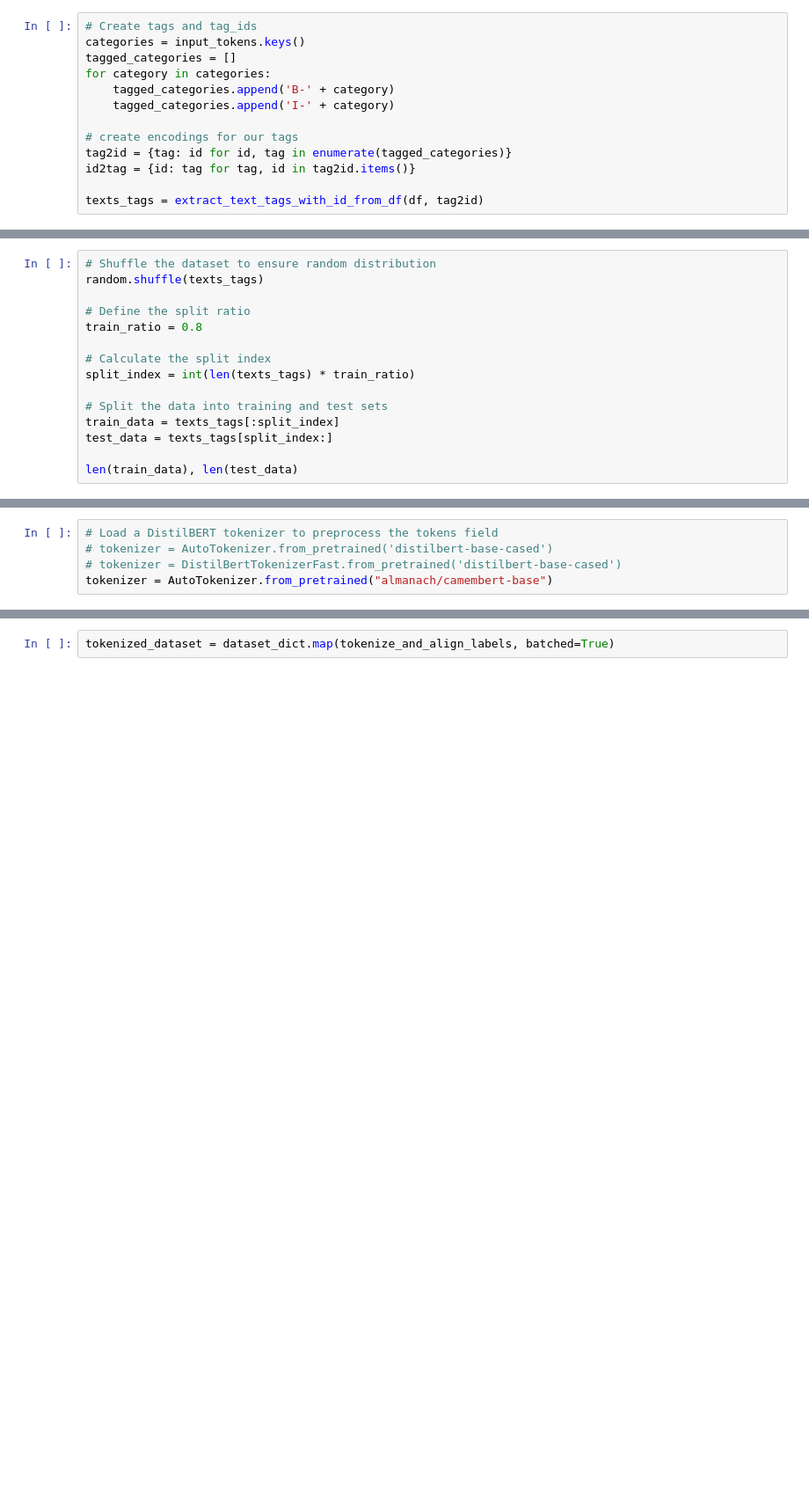
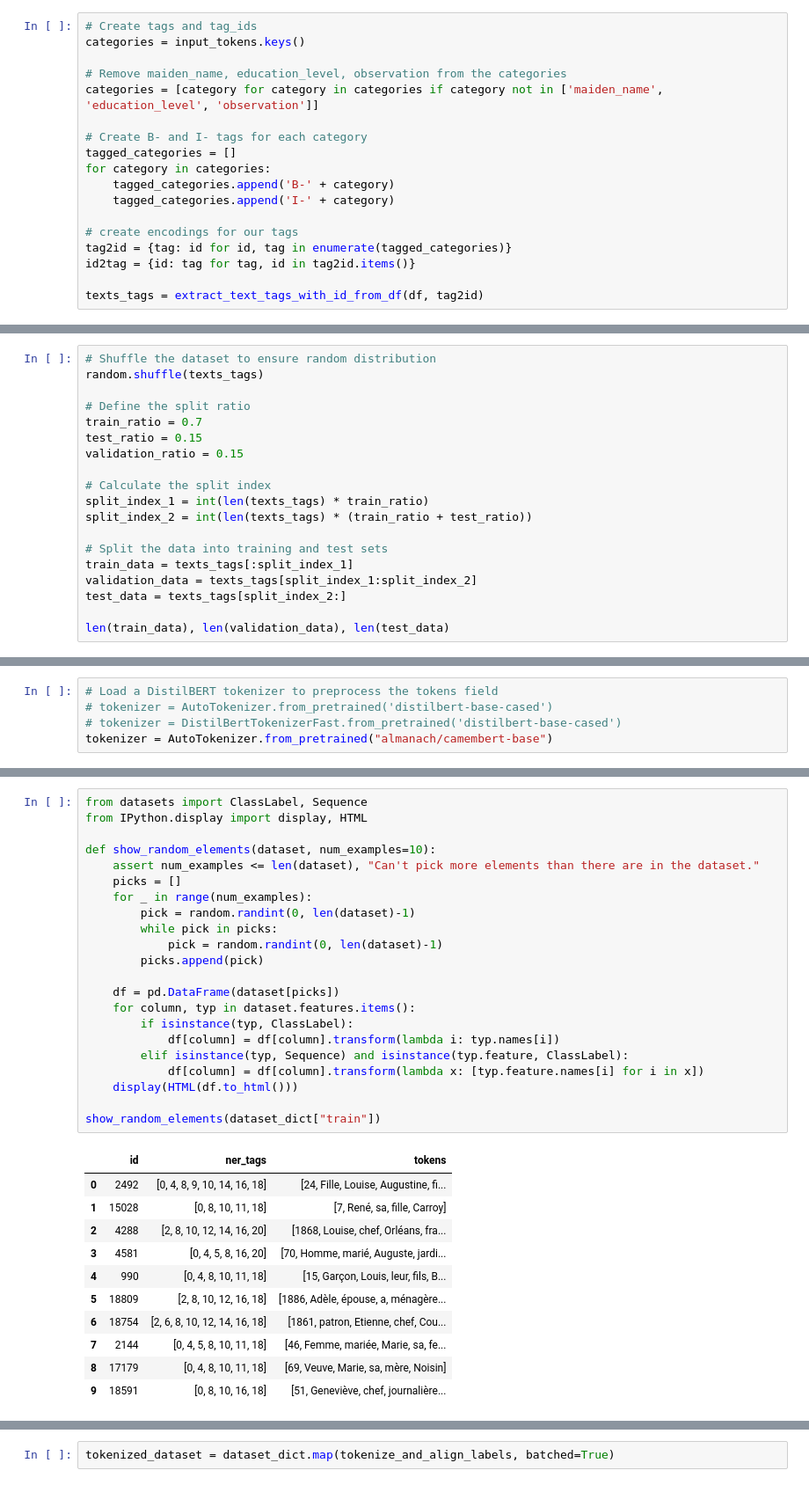
Before and after one commit to adlemoreau/nlp-archives-project, a Jupyter notebook: src/stat_des.ipynb, the cells around one changed output, grey strips where cells are left out. Shown: that part at 88% size. Cells and saved outputs as stored; diff of their text form; blank space fills up the shorter version.

```diff
--- a/src/stat_des.ipynb
+++ b/src/stat_des.ipynb
@@ -320,6 +340,11 @@ The letter that prefixes each ner_tag indicates the token position of the entity
 # %%
 # Create tags and tag_ids
 categories = input_tokens.keys()
+
+# Remove maiden_name, education_level, observation from the categories
+categories = [category for category in categories if category not in ['maiden_name', 'education_level', 'observation']]
+
+# Create B- and I- tags for each category
 tagged_categories = []
 for category in categories:
     tagged_categories.append('B-' + category)
@@ -353,14 +372,18 @@ texts_tags[0:3]
 random.shuffle(texts_tags)
 
 # Define the split ratio
-train_ratio = 0.8
+train_ratio = 0.7
+test_ratio = 0.15
+validation_ratio = 0.15
 
 # Calculate the split index
-split_index = int(len(texts_tags) * train_ratio)
+split_index_1 = int(len(texts_tags) * train_ratio)
+split_index_2 = int(len(texts_tags) * (train_ratio + test_ratio))
 
 # Split the data into training and test sets
-train_data = texts_tags[:split_index]
-test_data = texts_tags[split_index:]
+train_data = texts_tags[:split_index_1]
+validation_data = texts_tags[split_index_1:split_index_2]
+test_data = texts_tags[split_index_2:]
 
-len(train_data), len(test_data)
+len(train_data), len(validation_data), len(test_data)
 # %% [output]
@@ -442,3 +450,37 @@ tokens
  '</s>']
+# %%
+from datasets import ClassLabel, Sequence
+from IPython.display import display, HTML
+
+def show_random_elements(dataset, num_examples=10):
+    assert num_examples <= len(dataset), "Can't pick more elements than there are in the dataset."
+    picks = []
+    for _ in range(num_examples):
+        pick = random.randint(0, len(dataset)-1)
+        while pick in picks:
+            pick = random.randint(0, len(dataset)-1)
+        picks.append(pick)
+
+    df = pd.DataFrame(dataset[picks])
+    for column, typ in dataset.features.items():
+        if isinstance(typ, ClassLabel):
+            df[column] = df[column].transform(lambda i: typ.names[i])
+        elif isinstance(typ, Sequence) and isinstance(typ.feature, ClassLabel):
+            df[column] = df[column].transform(lambda x: [typ.feature.names[i] for i in x])
+    display(HTML(df.to_html()))
+
+show_random_elements(dataset_dict["train"])
+# %% [output]
+|  | id | ner_tags | tokens |
+| 0 | 2492 | [0, 4, 8, 9, 10, 14, 16, 18] | [24, Fille, Louise, Augustine, fi... |
+| 1 | 15028 | [0, 8, 10, 11, 18] | [7, René, sa, fille, Carroy] |
+| 2 | 4288 | [2, 8, 10, 12, 14, 16, 20] | [1868, Louise, chef, Orléans, fra... |
+| 3 | 4581 | [0, 4, 5, 8, 16, 20] | [70, Homme, marié, Auguste, jardi... |
+| 4 | 990 | [0, 4, 8, 10, 11, 18] | [15, Garçon, Louis, leur, fils, B... |
+| 5 | 18809 | [2, 8, 10, 12, 16, 18] | [1886, Adèle, épouse, a, ménagère... |
+| 6 | 18754 | [2, 6, 8, 10, 12, 14, 16, 18] | [1861, patron, Etienne, chef, Cou... |
+| 7 | 2144 | [0, 4, 5, 8, 10, 11, 18] | [46, Femme, mariée, Marie, sa, fe... |
+| 8 | 17179 | [0, 4, 8, 10, 11, 18] | [69, Veuve, Marie, sa, mère, Noisin] |
+| 9 | 18591 | [0, 8, 10, 16, 18] | [51, Geneviève, chef, journalière... |
 # %%
 def tokenize_and_align_labels(examples):
```
Also changed, not shown: parts of 32 cells of this notebook, 1 other file.
